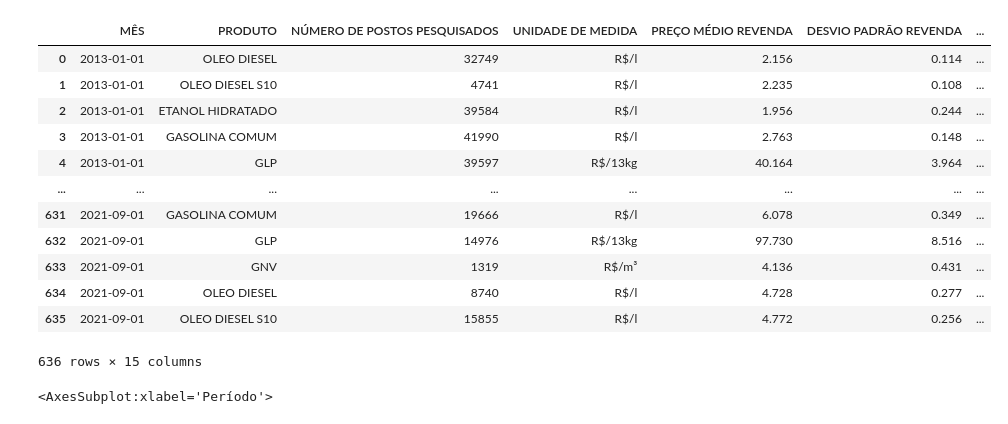
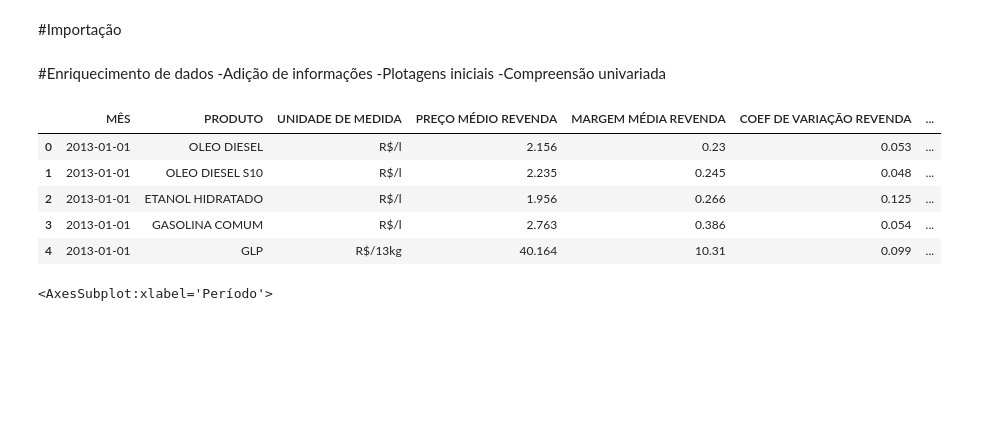
Before and after one commit to ednaelxd/residencia, a Jupyter notebook: desenvolvimento.ipynb, the cells around one changed output. Saved outputs shown, nothing was run; the diff lists cells and outputs as text; code cells hidden in the pictures; blank space fills up the shorter version.

Commit message:
enriquecimento de dados

```diff
--- a/desenvolvimento.ipynb
+++ b/desenvolvimento.ipynb
@@ -2,4 +2,6 @@
 import pandas as pd
 import numpy as np
 import matplotlib as mth
+# %% [markdown]
+#Importação
 # %%
@@ -7,22 +8,20 @@ import matplotlib as mth
 dollar=pd.read_excel("./datas/dolarBRL2011.2021.xlsx")
 barril=pd.read_excel("./datas/petroleo.2011.2021.xlsx")
 gasolina=pd.read_excel("./datas/mensal-brasil-desde-jan2013.xlsx")
+# %% [markdown]
+#Enriquecimento de dados
+-Adição de informações
+-Plotagens iniciais
+-Compreensão univariada
 # %%
-gasolina
+gasolina.head()
 # %% [output]
-|  | MÊS | PRODUTO | NÚMERO DE POSTOS PESQUISADOS | UNIDADE DE MEDIDA | PREÇO MÉDIO REVENDA | DESVIO PADRÃO REVENDA | ... |
-| 0 | 2013-01-01 | OLEO DIESEL | 32749 | R$/l | 2.156 | 0.114 | ... |
-| 1 | 2013-01-01 | OLEO DIESEL S10 | 4741 | R$/l | 2.235 | 0.108 | ... |
-| 2 | 2013-01-01 | ETANOL HIDRATADO | 39584 | R$/l | 1.956 | 0.244 | ... |
-| 3 | 2013-01-01 | GASOLINA COMUM | 41990 | R$/l | 2.763 | 0.148 | ... |
-| 4 | 2013-01-01 | GLP | 39597 | R$/13kg | 40.164 | 3.964 | ... |
-| ... | ... | ... | ... | ... | ... | ... | ... |
-| 631 | 2021-09-01 | GASOLINA COMUM | 19666 | R$/l | 6.078 | 0.349 | ... |
-| 632 | 2021-09-01 | GLP | 14976 | R$/13kg | 97.730 | 8.516 | ... |
-| 633 | 2021-09-01 | GNV | 1319 | R$/m³ | 4.136 | 0.431 | ... |
-| 634 | 2021-09-01 | OLEO DIESEL | 8740 | R$/l | 4.728 | 0.277 | ... |
-| 635 | 2021-09-01 | OLEO DIESEL S10 | 15855 | R$/l | 4.772 | 0.256 | ... |
+|  | MÊS | PRODUTO | UNIDADE DE MEDIDA | PREÇO MÉDIO REVENDA | MARGEM MÉDIA REVENDA | COEF DE VARIAÇÃO REVENDA | ... |
+| 0 | 2013-01-01 | OLEO DIESEL | R$/l | 2.156 | 0.23 | 0.053 | ... |
+| 1 | 2013-01-01 | OLEO DIESEL S10 | R$/l | 2.235 | 0.245 | 0.048 | ... |
+| 2 | 2013-01-01 | ETANOL HIDRATADO | R$/l | 1.956 | 0.266 | 0.125 | ... |
+| 3 | 2013-01-01 | GASOLINA COMUM | R$/l | 2.763 | 0.386 | 0.054 | ... |
+| 4 | 2013-01-01 | GLP | R$/13kg | 40.164 | 10.31 | 0.099 | ... |
-636 rows × 15 columns
 # %%
 #Criação de um valor médio para variação do dollar
 dollar['V.Médio']=(dollar['Máxima']+dollar['Mínima'])/2
```
Also changed, not shown: parts of 9 cells of this notebook.
